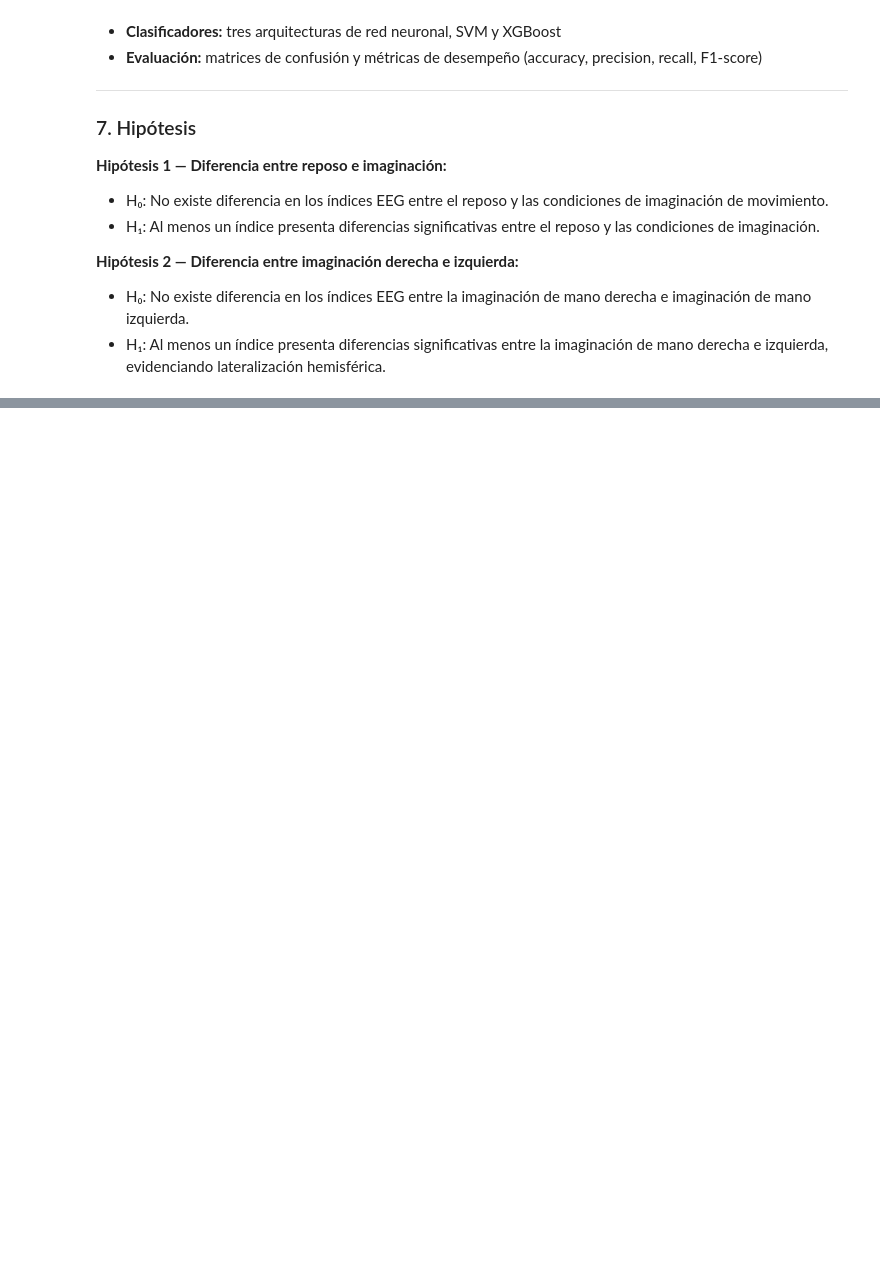
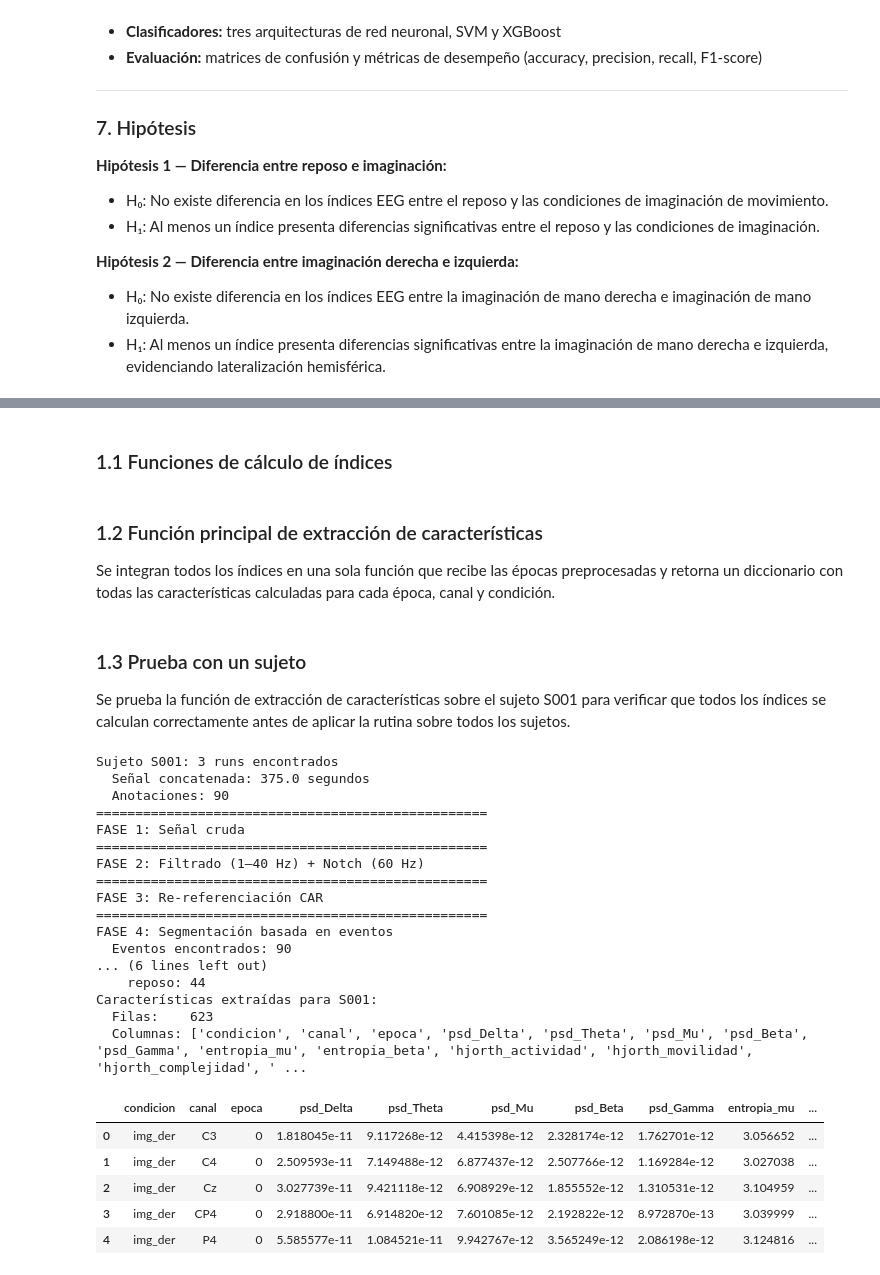
Before and after one commit to Michael10Crack/Lab_BioSenales, a Jupyter notebook: Proyecto_2.ipynb, the cells around one changed output, grey strips where cells are left out. Cells and saved outputs as stored; diff of their text form; code cells hidden in the pictures; blank space fills up the shorter version.

```diff
--- a/Proyecto_2.ipynb
+++ b/Proyecto_2.ipynb
@@ -247,0 +430,2 @@ construyen clasificadores usando:
+# %% [markdown]
+### 1.1 Funciones de cálculo de índices
@@ -247,0 +506,4 @@ construyen clasificadores usando:
+# %% [markdown]
+### 1.2 Función principal de extracción de características
+
+Se integran todos los índices en una sola función que recibe las épocas preprocesadas y retorna un diccionario con todas las características calculadas para cada época, canal y condición.
@@ -247,0 +560,46 @@ construyen clasificadores usando:
+# %% [markdown]
+### 1.3 Prueba con un sujeto
+
+Se prueba la función de extracción de características sobre el sujeto
+S001 para verificar que todos los índices se calculan correctamente
+antes de aplicar la rutina sobre todos los sujetos.
+# %%
+# Reutilizar funciones del proyecto 1
+# cargar_sujeto() y preprocesar_eeg() ya están definidas
+
+# Cargar y preprocesar S001
+raw_s001    = cargar_sujeto(archivos_validos, sujeto='S001')
+epochs_s001 = preprocesar_eeg(raw_s001, visualizar=False)
+
+# Extraer características
+registros_s001 = extraer_caracteristicas(epochs_s001)
+df_s001        = pd.DataFrame(registros_s001)
+
+print(f"Características extraídas para S001:")
+print(f"  Filas:    {len(df_s001)}")
+print(f"  Columnas: {list(df_s001.columns)}")
+df_s001.head()
+# %% [output]
+Sujeto S001: 3 runs encontrados
+  Señal concatenada: 375.0 segundos
+  Anotaciones: 90
+==================================================
+FASE 1: Señal cruda
+==================================================
+FASE 2: Filtrado (1–40 Hz) + Notch (60 Hz)
+==================================================
+FASE 3: Re-referenciación CAR
+==================================================
+FASE 4: Segmentación basada en eventos
+  Eventos encontrados: 90
+... (6 lines left out)
+    reposo: 44
+Características extraídas para S001:
+  Filas:    623
+  Columnas: ['condicion', 'canal', 'epoca', 'psd_Delta', 'psd_Theta', 'psd_Mu', 'psd_Beta', 'psd_Gamma', 'entropia_mu', 'entropia_beta', 'hjorth_actividad', 'hjorth_movilidad', 'hjorth_complejidad', ' ...
+|  | condicion | canal | epoca | psd_Delta | psd_Theta | psd_Mu | psd_Beta | psd_Gamma | entropia_mu | ... |
+| 0 | img_der | C3 | 0 | 1.818045e-11 | 9.117268e-12 | 4.415398e-12 | 2.328174e-12 | 1.762701e-12 | 3.056652 | ... |
+| 1 | img_der | C4 | 0 | 2.509593e-11 | 7.149488e-12 | 6.877437e-12 | 2.507766e-12 | 1.169284e-12 | 3.027038 | ... |
+| 2 | img_der | Cz | 0 | 3.027739e-11 | 9.421118e-12 | 6.908929e-12 | 1.855552e-12 | 1.310531e-12 | 3.104959 | ... |
+| 3 | img_der | CP4 | 0 | 2.918800e-11 | 6.914820e-12 | 7.601085e-12 | 2.192822e-12 | 8.972870e-13 | 3.039999 | ... |
+| 4 | img_der | P4 | 0 | 5.585577e-11 | 1.084521e-11 | 9.942767e-12 | 3.565249e-12 | 2.086198e-12 | 3.124816 | ... |
```
Also changed, not shown: parts of 7 cells of this notebook, 1 other file.
